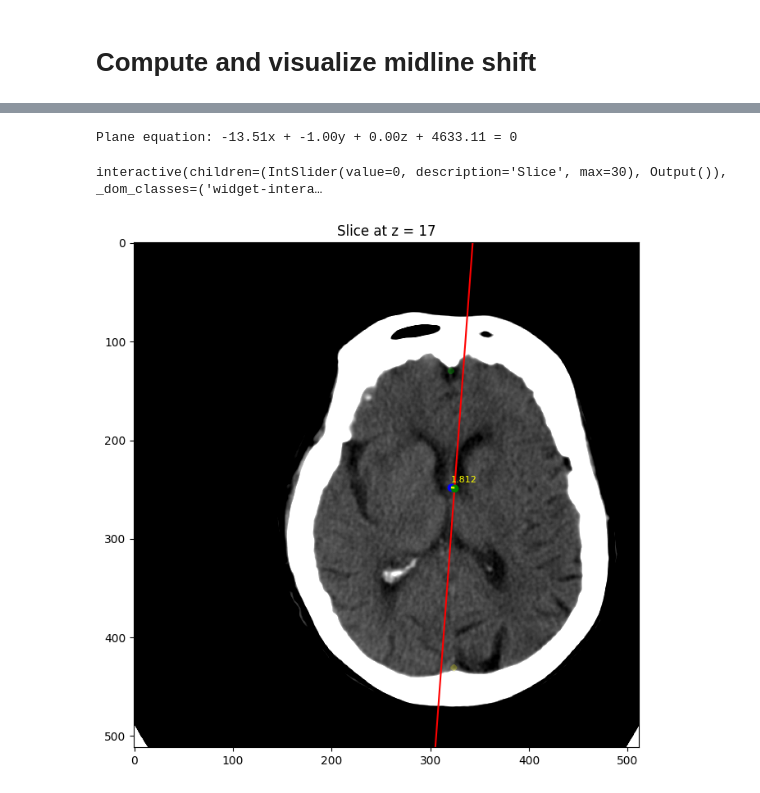
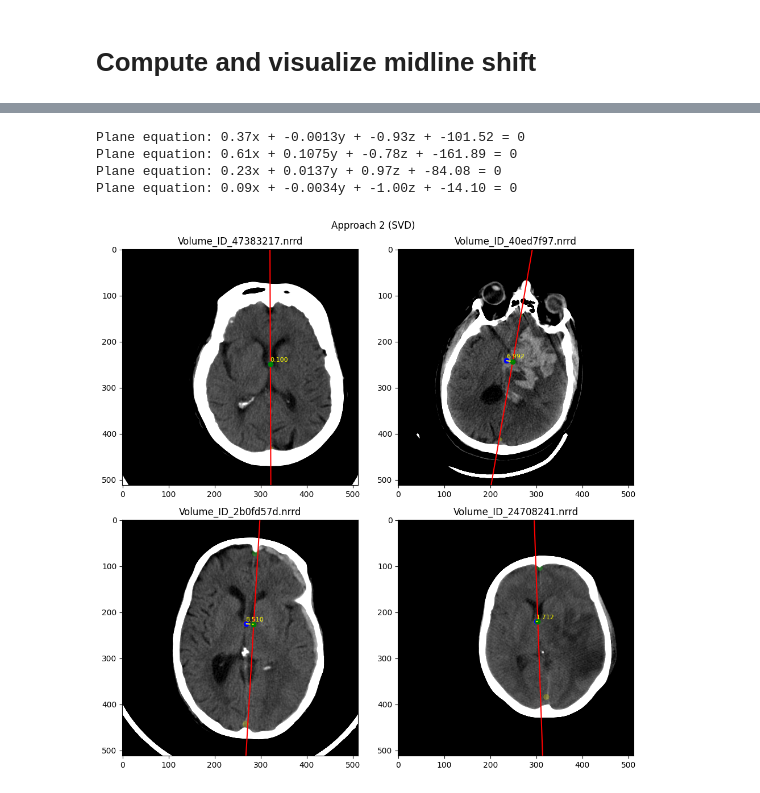
Before and after one commit to maxime-cinqmars/mls, a Jupyter notebook: mls_postprocess.ipynb, the cells around one changed output, grey strips where cells are left out. Cells and saved outputs as stored; diff of their text form; code cells hidden in the pictures.

Commit message:
Add approaches to fit plane to data

```diff
--- a/mls_postprocess.ipynb
+++ b/mls_postprocess.ipynb
@@ -78,5 +78,5 @@ def imshow_with_line_overlay(image, segmentation, plane):
 # %%
-def fit_orthogonal_plane(segmentation):
+def fit_plane_1(segmentation):
     anterior_falx = np.argwhere(segmentation==1)
     posterior_falx = np.argwhere(segmentation==2)
     combined_falx = np.vstack((anterior_falx, posterior_falx))
@@ -98,5 +98,5 @@ def fit_orthogonal_plane(segmentation):
 # %%
-def fit_non_orthogonal_plane(segmentation):
+def fit_plane_2(segmentation):
     anterior_falx = np.argwhere(segmentation==1)
     posterior_falx = np.argwhere(segmentation==2)
     combined_falx = np.vstack((anterior_falx, posterior_falx))
@@ -142,17 +169,34 @@ def midline_shift_plot(image, segmentation, plane, closest_point, sp, distance):
 # %%
-def calculate_midline_shift(n):
+def calculate_midline_shift(n, approach):
     # read image and segmentation
     ct_image, ct_image_header = nrrd.read(IMAGE_PATHS[n])
     segmentation, segmentation_header = nrrd.read(SEGMENTATION_PATHS[n])
+    if approach == 1:
+        plane = fit_plane_1(segmentation)
+        A,B,C,D = plane
+    elif approach == 2:
+        plane = fit_plane_2(segmentation)
+        A,B,C,D = plane
+    elif approach == 3:
+        plane = fit_plane_3(segmentation)
+        A,B,C,D = plane
 
-    plane = fit_orthogonal_plane(segmentation)
-    A,B,C,D = plane
-    print(f"Plane equation: {A:.2f}x + {B:.2f}y + {C:.2f}z + {D:.2f} = 0")
+    print(f"Plane equation: {A:.2f}x + {B:.4f}y + {C:.2f}z + {D:.2f} = 0")
 
-    imshow_with_line_overlay(ct_image, segmentation, plane)
+    # imshow_with_line_overlay(ct_image, segmentation, plane)
 
     septum_pellucidum = np.argwhere(segmentation==3)
     sp = np.mean(septum_pellucidum, axis=0)
 
     distance, closest_point = distance_point_to_line(plane, sp)
     midline_shift_plot(ct_image, segmentation, plane, closest_point, sp, distance)
+    return {'image':ct_image, 'seg':segmentation, 'plane':plane, 'sp':sp, 'distance':distance, 'closest point':closest_point}
+# %%
+# Approach 1
+plt.figure(figsize=(10,10))
+for i in range(0,4):
+    plt.subplot(2,2,i+1)
+    calculate_midline_shift(i, 1)
+    plt.title(IMAGE_PATHS[i].split('/')[3])
+    plt.suptitle("Approach 1 (Linear Regression, discard z values)")
+    plt.tight_layout()
@@ -159,6 +209,15 @@ def calculate_midline_shift(n):
 # %%
-calculate_midline_shift(0)
+# Approach 2
+plt.figure(figsize=(10,10))
+for i in range(0,4):
+    plt.subplot(2,2,i+1)
+    calculate_midline_shift(i, 2)
+    plt.title(IMAGE_PATHS[i].split('/')[3])
+    plt.suptitle("Approach 2 (SVD)")
+    plt.tight_layout()
 # %% [output]
-Plane equation: -13.51x + -1.00y + 0.00z + 4633.11 = 0
+Plane equation: 0.37x + -0.0013y + -0.93z + -101.52 = 0
+Plane equation: 0.61x + 0.1075y + -0.78z + -161.89 = 0
+Plane equation: 0.23x + 0.0137y + 0.97z + -84.08 = 0
+Plane equation: 0.09x + -0.0034y + -1.00z + -14.10 = 0
-interactive(children=(IntSlider(value=0, description='Slice', max=30), Output()), _dom_classes=('widget-intera…
-[figure, old version]
+[figure, new version]
```
Also changed, not shown: parts of 11 cells of this notebook, 42 other files.
